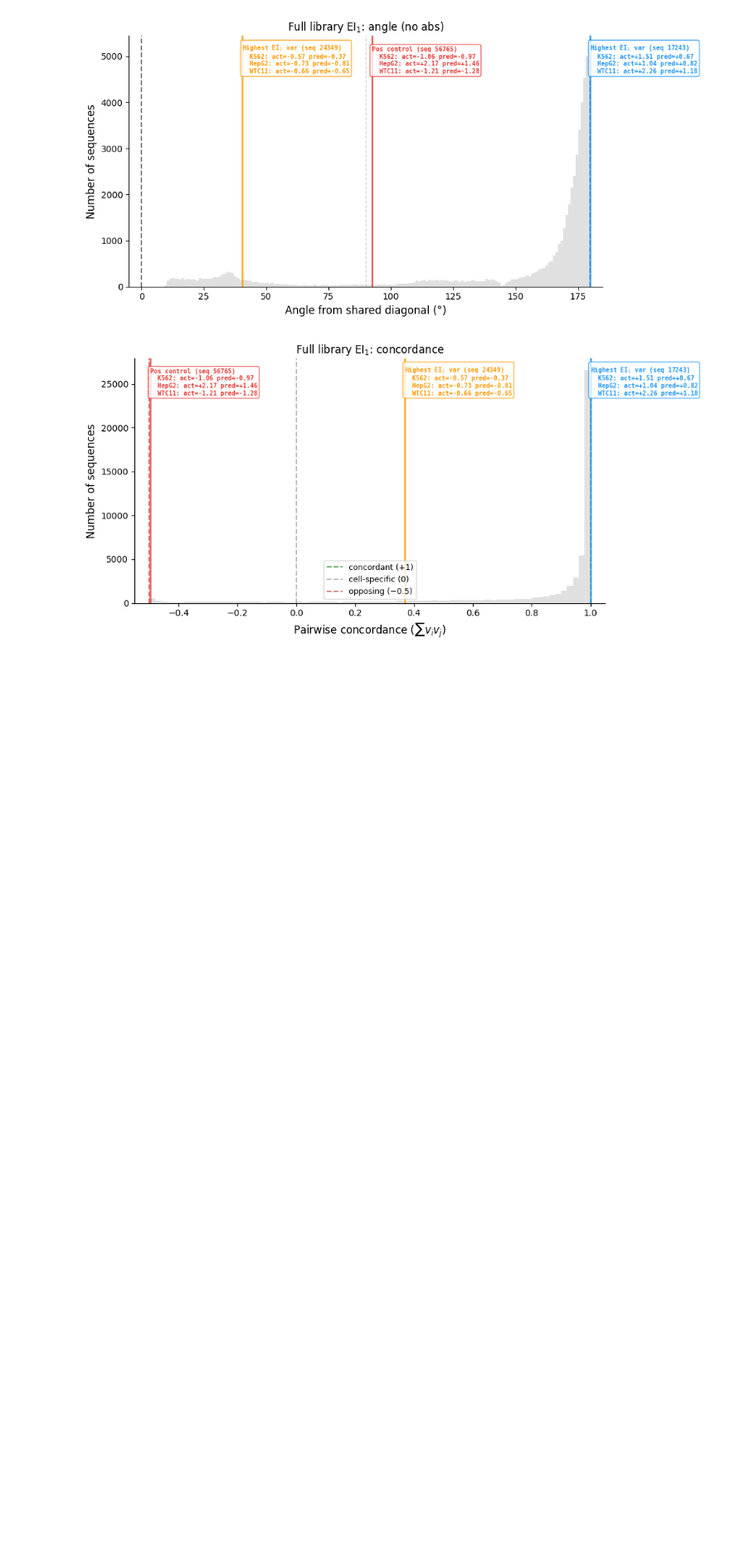
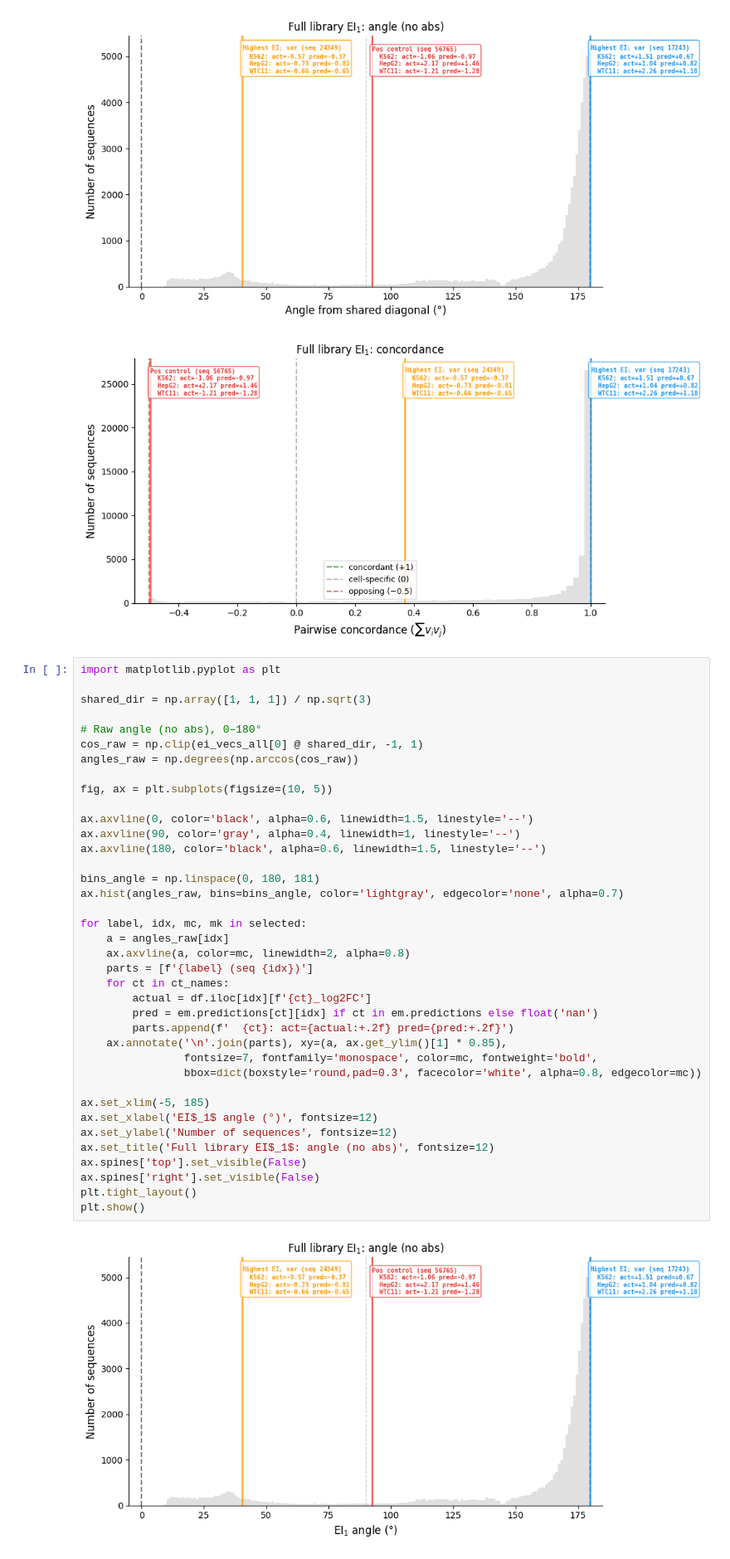
Before and after one commit to pabmantilla/Hippo_dependency_mpra, a Jupyter notebook: genomic_targets/scripts/3d_example/eigen_interactions_filtering.ipynb, the cells around one changed output. Shown at 83% size. Saved outputs shown, nothing was run; the diff lists cells and outputs as text; blank space fills up the shorter version.

```diff
--- a/genomic_targets/scripts/3d_example/eigen_interactions_filtering.ipynb
+++ b/genomic_targets/scripts/3d_example/eigen_interactions_filtering.ipynb
@@ -662,3 +663,43 @@ Selected sequences:
 [figure]
 [figure]
 [figure]
+# %%
+import matplotlib.pyplot as plt
+
+shared_dir = np.array([1, 1, 1]) / np.sqrt(3)
+
+# Raw angle (no abs), 0–180°
+cos_raw = np.clip(ei_vecs_all[0] @ shared_dir, -1, 1)
+angles_raw = np.degrees(np.arccos(cos_raw))
+
+fig, ax = plt.subplots(figsize=(10, 5))
+
+ax.axvline(0, color='black', alpha=0.6, linewidth=1.5, linestyle='--')
+ax.axvline(90, color='gray', alpha=0.4, linewidth=1, linestyle='--')
+ax.axvline(180, color='black', alpha=0.6, linewidth=1.5, linestyle='--')
+
+bins_angle = np.linspace(0, 180, 181)
+ax.hist(angles_raw, bins=bins_angle, color='lightgray', edgecolor='none', alpha=0.7)
+
+for label, idx, mc, mk in selected:
+    a = angles_raw[idx]
+    ax.axvline(a, color=mc, linewidth=2, alpha=0.8)
+    parts = [f'{label} (seq {idx})']
+    for ct in ct_names:
+        actual = df.iloc[idx][f'{ct}_log2FC']
+        pred = em.predictions[ct][idx] if ct in em.predictions else float('nan')
+        parts.append(f'  {ct}: act={actual:+.2f} pred={pred:+.2f}')
+    ax.annotate('\n'.join(parts), xy=(a, ax.get_ylim()[1] * 0.85),
+                fontsize=7, fontfamily='monospace', color=mc, fontweight='bold',
+                bbox=dict(boxstyle='round,pad=0.3', facecolor='white', alpha=0.8, edgecolor=mc))
+
+ax.set_xlim(-5, 185)
+ax.set_xlabel('EI$_1$ angle (°)', fontsize=12)
+ax.set_ylabel('Number of sequences', fontsize=12)
+ax.set_title('Full library EI$_1$: angle (no abs)', fontsize=12)
+ax.spines['top'].set_visible(False)
+ax.spines['right'].set_visible(False)
+plt.tight_layout()
+plt.show()
+# %% [output]
+[figure, added]
```
Also changed, not shown: parts of 1 cell of this notebook, 1 other file.
